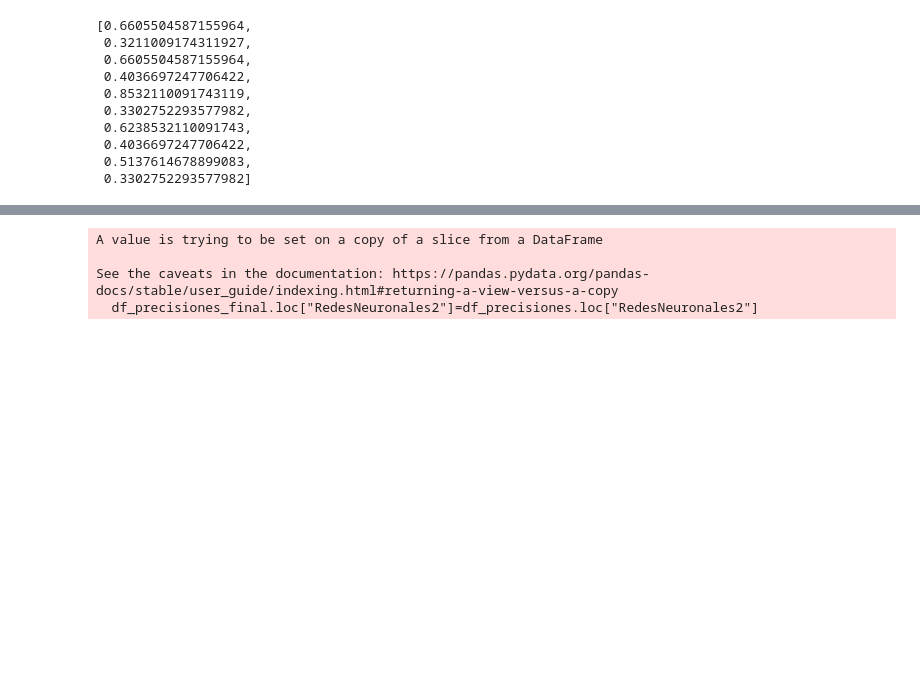
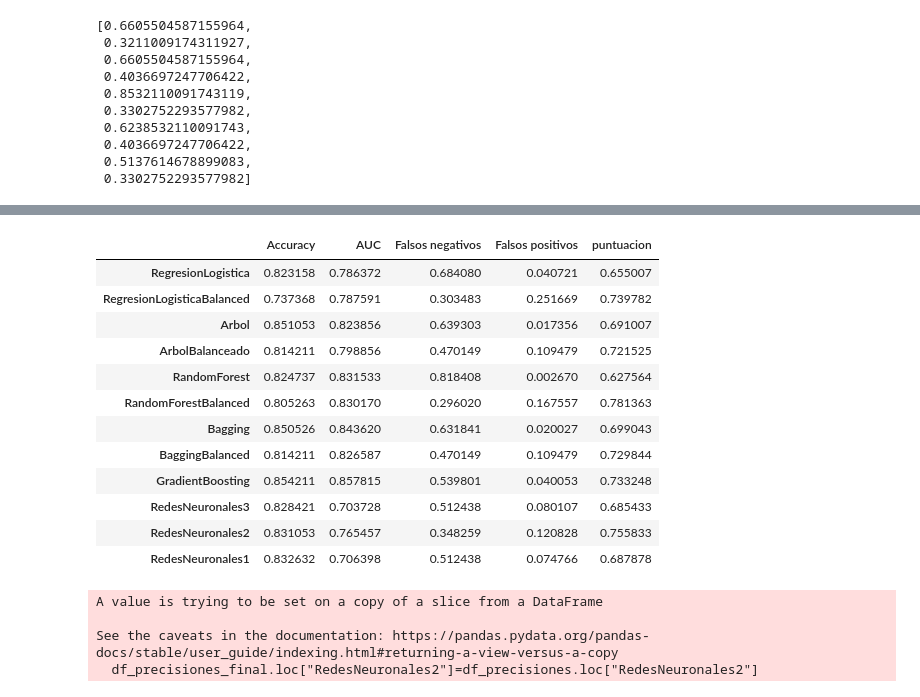
Before and after one commit to EclipsoIR/ProyectoMachineLearningPython, a Jupyter notebook: ModelosSinVariableComplain.ipynb, the cells around one changed output, grey strips where cells are left out. Drawn from its saved outputs; the diff is of its cells as text; code cells hidden in the pictures; blank space fills up the shorter version.

```diff
--- a/ModelosSinVariableComplain.ipynb
+++ b/ModelosSinVariableComplain.ipynb
@@ -1758,0 +1784,3 @@ df_precisiones
+# %%
+tfp = matriz_Confusion.iloc[0,1]/(matriz_Confusion.iloc[0,1]+matriz_Confusion.iloc[0,0])
+tfp
@@ -1758,0 +1789,2 @@ df_precisiones
+# %%
+precisiones['RedesNeuronales1'] = [accuracy,AUC,tfn,tfp]
@@ -1758,0 +1811,2 @@ df_precisiones
+# %%
+df_precisiones = pd.DataFrame.from_dict(precisiones,orient ='index',columns=['Accuracy','AUC','Falsos negativos','Falsos positivos'])
@@ -1758,0 +1829,18 @@ df_precisiones
+# %%
+df_precisiones['puntuacion'] = 0.2*df_precisiones.Accuracy+0.3*df_precisiones.AUC + 0.35*(1-df_precisiones['Falsos negativos'])+0.15*(1-df_precisiones['Falsos positivos'])
+# %%
+df_precisiones
+# %% [output]
+|  | Accuracy | AUC | Falsos negativos | Falsos positivos | puntuacion |
+| RegresionLogistica | 0.823158 | 0.786372 | 0.684080 | 0.040721 | 0.655007 |
+| RegresionLogisticaBalanced | 0.737368 | 0.787591 | 0.303483 | 0.251669 | 0.739782 |
+| Arbol | 0.851053 | 0.823856 | 0.639303 | 0.017356 | 0.691007 |
+| ArbolBalanceado | 0.814211 | 0.798856 | 0.470149 | 0.109479 | 0.721525 |
+| RandomForest | 0.824737 | 0.831533 | 0.818408 | 0.002670 | 0.627564 |
+| RandomForestBalanced | 0.805263 | 0.830170 | 0.296020 | 0.167557 | 0.781363 |
+| Bagging | 0.850526 | 0.843620 | 0.631841 | 0.020027 | 0.699043 |
+| BaggingBalanced | 0.814211 | 0.826587 | 0.470149 | 0.109479 | 0.729844 |
+| GradientBoosting | 0.854211 | 0.857815 | 0.539801 | 0.040053 | 0.733248 |
+| RedesNeuronales3 | 0.828421 | 0.703728 | 0.512438 | 0.080107 | 0.685433 |
+| RedesNeuronales2 | 0.831053 | 0.765457 | 0.348259 | 0.120828 | 0.755833 |
+| RedesNeuronales1 | 0.832632 | 0.706398 | 0.512438 | 0.074766 | 0.687878 |
```
Also changed, not shown: parts of 74 cells of this notebook, 7 other files.
